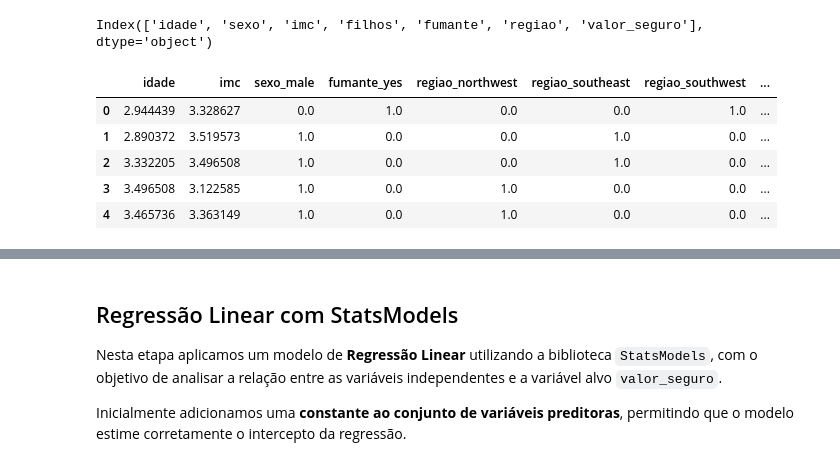
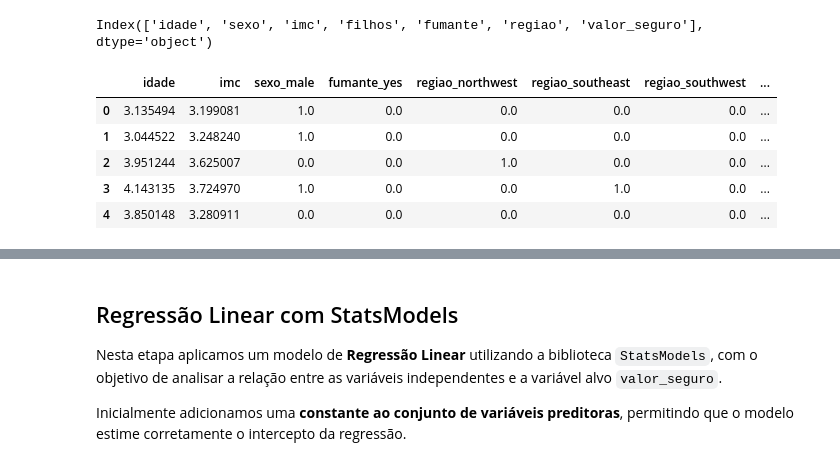
Before and after one commit to RenanTrevelim/prevendo_seguro_saude, a Jupyter notebook: notebooks/ML_Regressão_Valor_Seguro_de_Saúde.ipynb, the cells around one changed output, grey strips where cells are left out. Saved outputs shown, nothing was run; the diff lists cells and outputs as text; code cells hidden in the pictures.

```diff
--- a/notebooks/ML_Regressão_Valor_Seguro_de_Saúde.ipynb
+++ b/notebooks/ML_Regressão_Valor_Seguro_de_Saúde.ipynb
@@ -214,6 +218,10 @@ dados['valor_seguro'] = np.log(dados['valor_seguro'])
 # %%
 X = dados.drop('valor_seguro', axis=1)
 y = dados['valor_seguro']
+# %%
+from sklearn.model_selection import train_test_split
+
+x_treino, x_teste, y_treino, y_teste = train_test_split(X, y, test_size=0.2, random_state=42)
 # %% [markdown]
 # 3. Pré-processamento dos Dados
 
@@ -247,18 +255,20 @@ pipeline = ColumnTransformer(
     ],
     remainder='passthrough'
 )
-# %%
-dados_tratado = pipeline.fit_transform(X)
+# %%
+x_treino_tratado = pipeline.fit_transform(x_treino)
+x_teste_tratado = pipeline.transform(x_teste)
 # %%
 bin_cols = pipeline.named_transformers_['bin'].get_feature_names_out(binarias)
 multi_cols = pipeline.named_transformers_['multi'].get_feature_names_out(multiclasse)
 # %%
-X_tratado = pd.DataFrame(dados_tratado, columns=list(dados_log) + list(bin_cols) + list(multi_cols) + ['filhos'])
-X_tratado.head()
+X_treino = pd.DataFrame(x_treino_tratado, columns=list(dados_log) + list(bin_cols) + list(multi_cols) + ['filhos'])
+X_teste = pd.DataFrame(x_teste_tratado, columns=list(dados_log) + list(bin_cols) + list(multi_cols) + ['filhos'])
+X_treino.head()
 # %% [output]
 |  | idade | imc | sexo_male | fumante_yes | regiao_northwest | regiao_southeast | regiao_southwest | ... |
-| 0 | 2.944439 | 3.328627 | 0.0 | 1.0 | 0.0 | 0.0 | 1.0 | ... |
-| 1 | 2.890372 | 3.519573 | 1.0 | 0.0 | 0.0 | 1.0 | 0.0 | ... |
-| 2 | 3.332205 | 3.496508 | 1.0 | 0.0 | 0.0 | 1.0 | 0.0 | ... |
-| 3 | 3.496508 | 3.122585 | 1.0 | 0.0 | 1.0 | 0.0 | 0.0 | ... |
-| 4 | 3.465736 | 3.363149 | 1.0 | 0.0 | 1.0 | 0.0 | 0.0 | ... |
+| 0 | 3.135494 | 3.199081 | 1.0 | 0.0 | 0.0 | 0.0 | 0.0 | ... |
+| 1 | 3.044522 | 3.248240 | 1.0 | 0.0 | 0.0 | 0.0 | 0.0 | ... |
+| 2 | 3.951244 | 3.625007 | 0.0 | 0.0 | 1.0 | 0.0 | 0.0 | ... |
+| 3 | 4.143135 | 3.724970 | 1.0 | 0.0 | 0.0 | 1.0 | 0.0 | ... |
+| 4 | 3.850148 | 3.280911 | 0.0 | 0.0 | 0.0 | 0.0 | 0.0 | ... |
```
Also changed, not shown: parts of 17 cells of this notebook.
